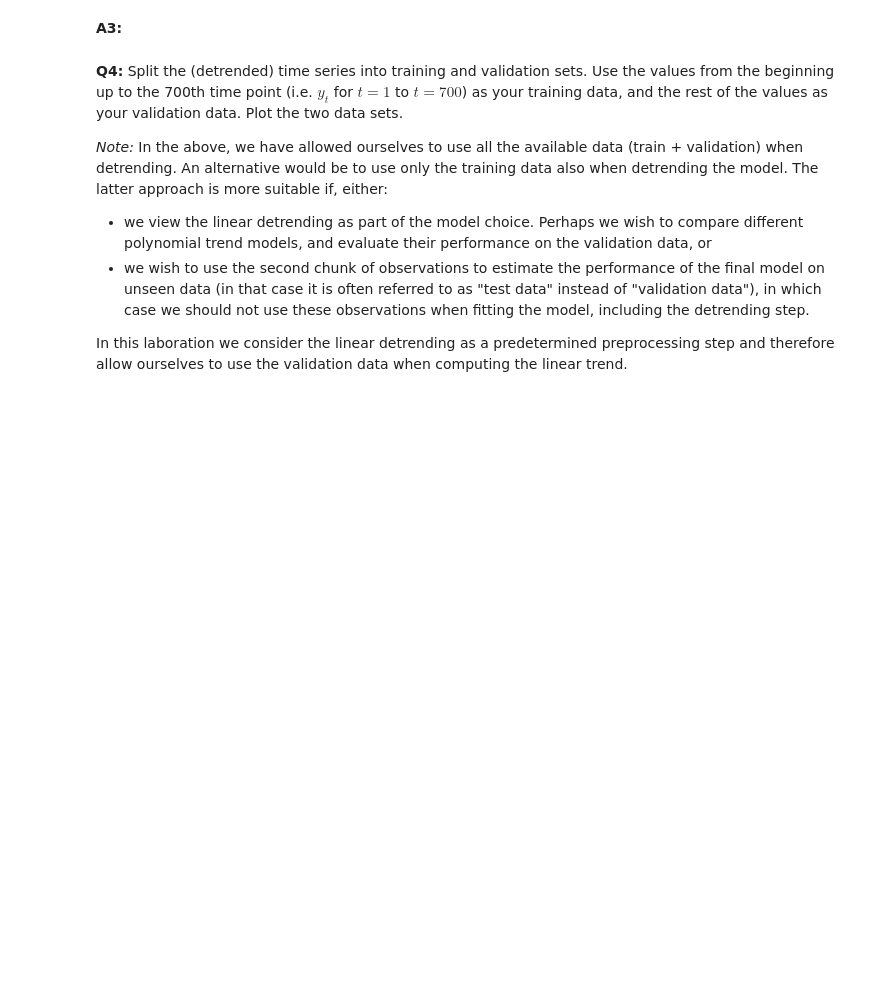
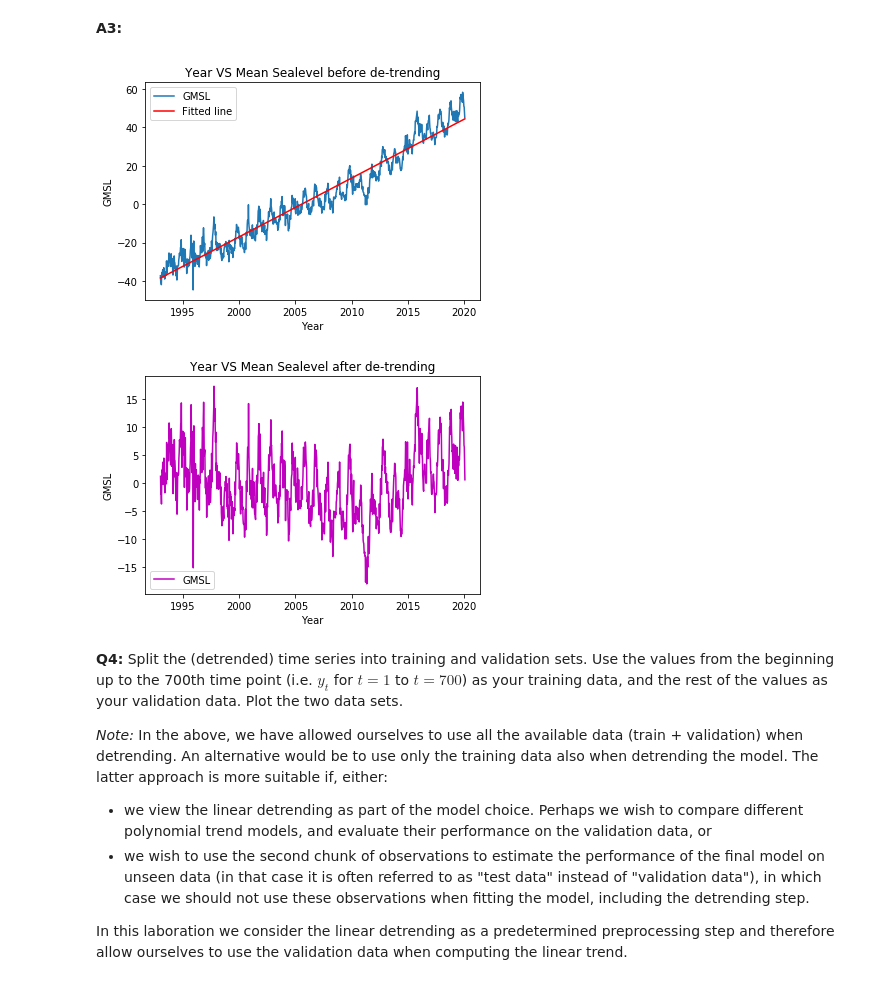
Before and after one commit to vyspi394/Time-Series-Sequence-Learning, a Jupyter notebook: tssl_lab1.ipynb, the cells around one changed output. Saved outputs shown, nothing was run; the diff lists cells and outputs as text; code cells hidden in the pictures; blank space fills up the shorter version.

```diff
--- a/tssl_lab1.ipynb
+++ b/tssl_lab1.ipynb
@@ -40,6 +56,45 @@ _Hint:_ With pandas you can use the function `pandas.read_csv` to read the csv f
 _Note:_ The GMSL data is recorded at regular time intervals, so that $u_{t+1} - u_t = $ const. Therefore, you can just as well use $t$ directly in the linear regression function if you prefer, $\mu_t=\theta_0 + \theta_1 t $.
 # %% [markdown]
 **A3:**
+# %%
+# Splitting into X and Y
+n = sea_data.shape[0]
+X = sea_data[['Year']].values.reshape(n,1)
+Y = sea_data['GMSL'].values
+
+#Performing Linear regression
+regressor=lm.LinearRegression()
+model=regressor.fit(X, Y)
+
+#Predicting the with linear regression
+Y_hat=regressor.predict(X)
+
+# Subtracting the predicted value from original values
+Y_new=Y-Y_hat
+
+#Cheking if the mean value is close to 0
+np.mean(Y_new)
+
+#Plotting the data with the trend
+
+plt.plot(X,Y,label='GMSL')
+plt.plot(X,Y_hat,label="Fitted line",c='r')
+plt.ylabel('GMSL')
+plt.xlabel('Year')
+plt.title('Year VS Mean Sealevel before de-trending')
+plt.legend()
+plt.show()
+
+# Plotting the new data
+plt.plot(X,Y_new,label='GMSL',c='m')
+plt.ylabel('GMSL')
+plt.xlabel('Year')
+plt.title('Year VS Mean Sealevel after de-trending')
+plt.legend()
+plt.show()
+# %% [output]
+[figure, added]
+[figure, added]
 # %% [markdown]
 **Q4:** Split the (detrended) time series into training and validation sets. Use the values from the beginning up to the 700th time point (i.e. $y_t$ for $t=1$ to $t=700$) as your training data, and the rest of the values as your validation data. Plot the two data sets.
 
```
Also changed, not shown: parts of 34 cells of this notebook, 1 other file.
